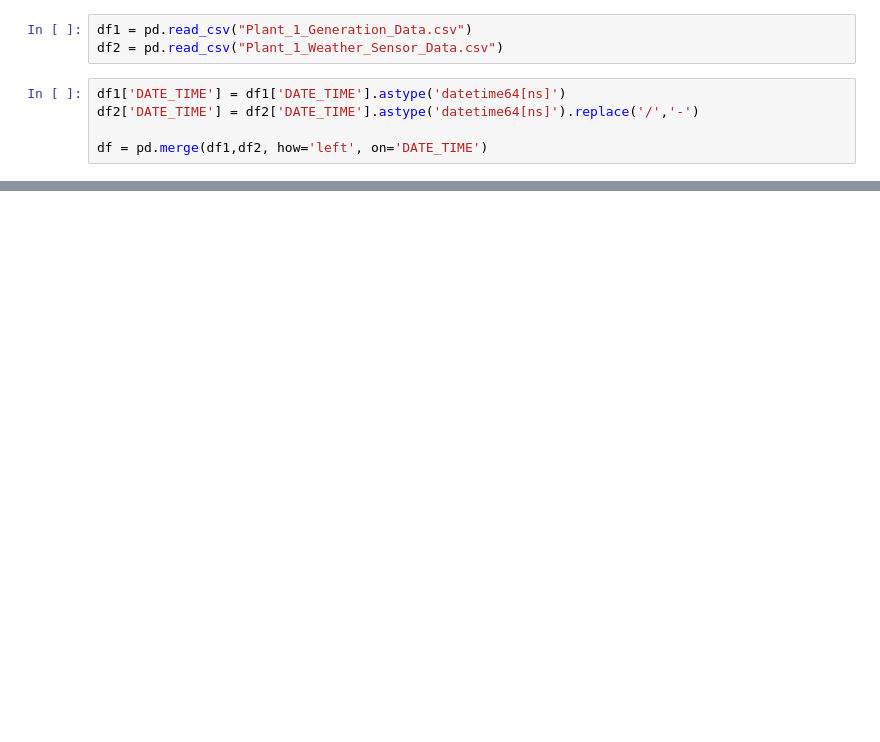
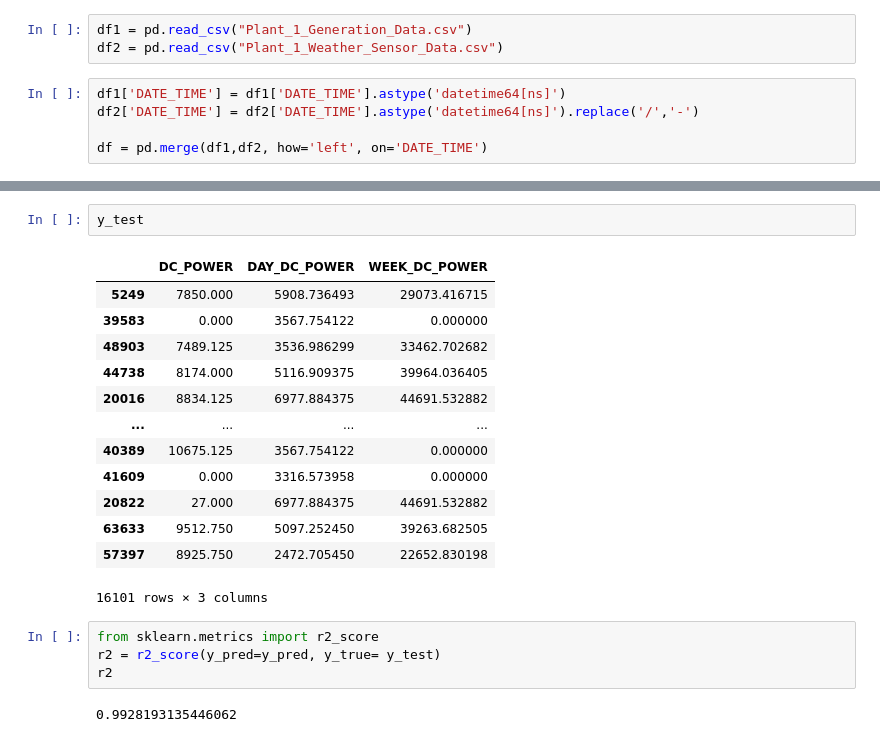
Before and after one commit to Karthik5412/Solar-Energy, a Jupyter notebook: pipeline.ipynb, the cells around one changed output, grey strips where cells are left out. Cells and saved outputs as stored; diff of their text form; blank space fills up the shorter version.

```diff
--- a/pipeline.ipynb
+++ b/pipeline.ipynb
@@ -190,0 +151,22 @@ memory usage: 2.2+ MB
+# %%
+y_test
+# %% [output]
+|  | DC_POWER | DAY_DC_POWER | WEEK_DC_POWER |
+| 5249 | 7850.000 | 5908.736493 | 29073.416715 |
+| 39583 | 0.000 | 3567.754122 | 0.000000 |
+| 48903 | 7489.125 | 3536.986299 | 33462.702682 |
+| 44738 | 8174.000 | 5116.909375 | 39964.036405 |
+| 20016 | 8834.125 | 6977.884375 | 44691.532882 |
+| ... | ... | ... | ... |
+| 40389 | 10675.125 | 3567.754122 | 0.000000 |
+| 41609 | 0.000 | 3316.573958 | 0.000000 |
+| 20822 | 27.000 | 6977.884375 | 44691.532882 |
+| 63633 | 9512.750 | 5097.252450 | 39263.682505 |
+| 57397 | 8925.750 | 2472.705450 | 22652.830198 |
+16101 rows × 3 columns
+# %%
+from sklearn.metrics import r2_score
+r2 = r2_score(y_pred=y_pred, y_true= y_test)
+r2
+# %% [output]
+0.9928193135446062
```
Also changed, not shown: parts of 32 cells of this notebook, 1 other file.
